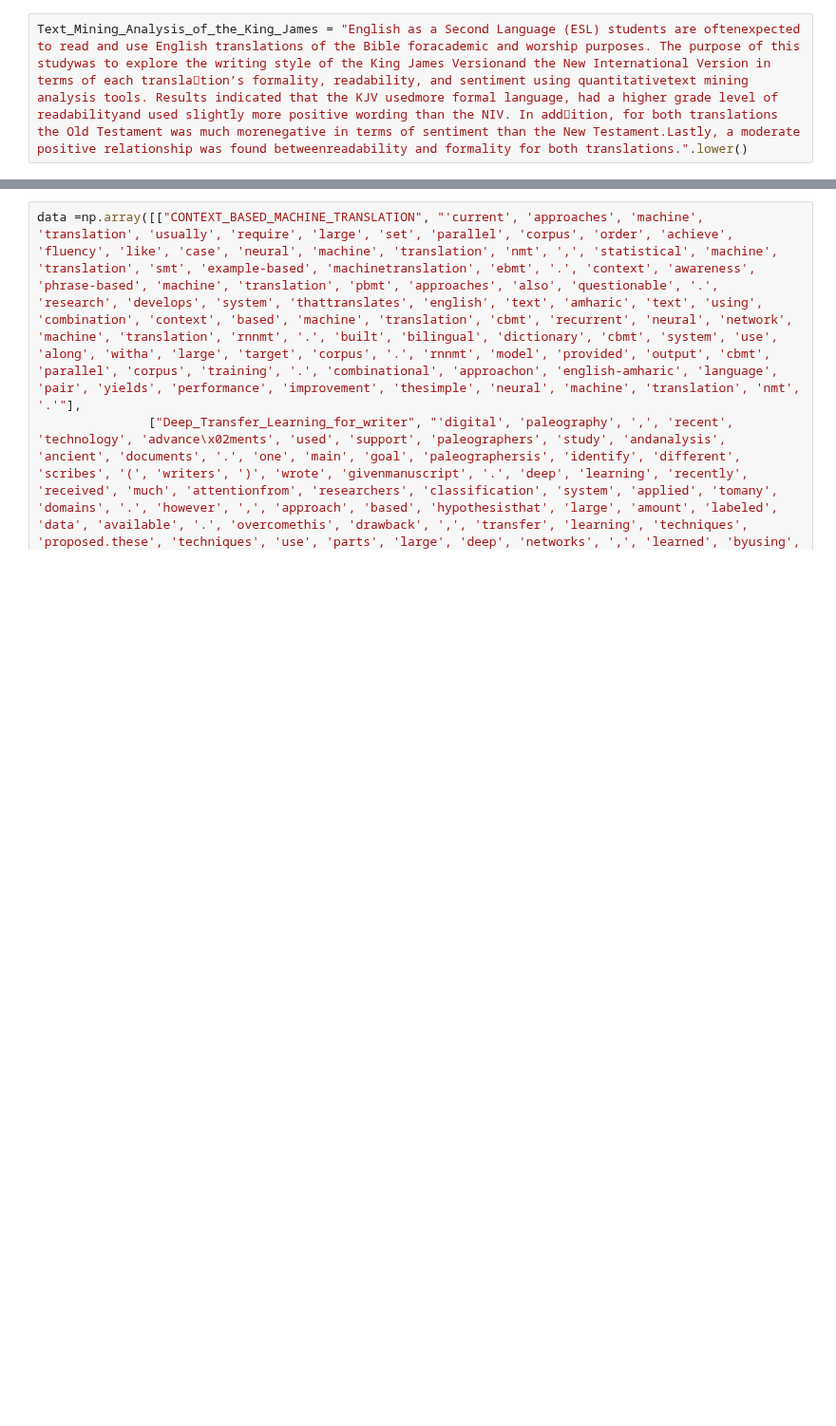
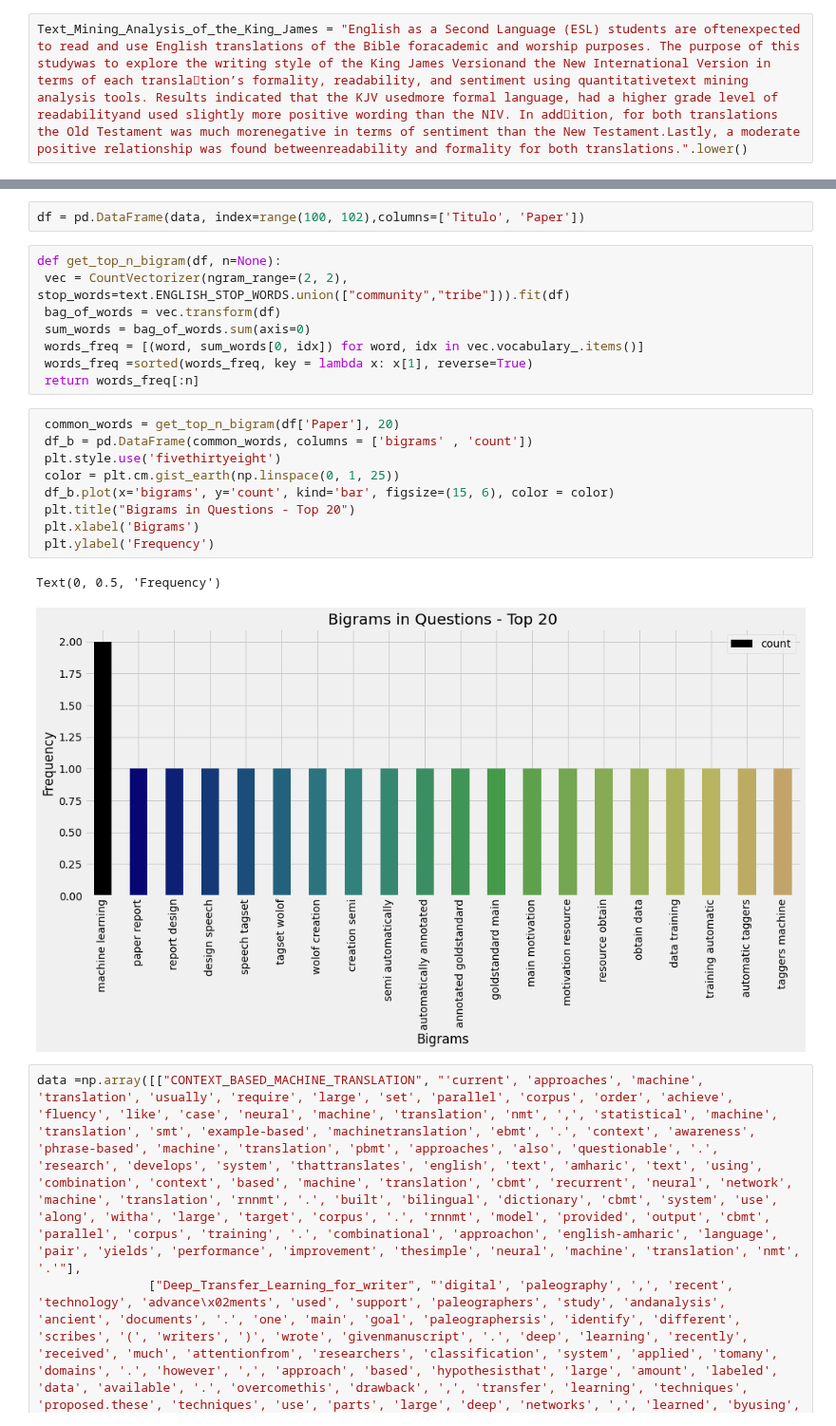
Before and after one commit to Bruno-cesar-dout/Versao_de_experimentos, a Jupyter notebook: Analise_de_frequencia_artigo_revisao.ipynb, the cells around one changed output, grey strips where cells are left out. Shown at 95% size. Saved outputs shown, nothing was run; the diff lists cells and outputs as text; blank space fills up the shorter version.

```diff
--- a/Analise_de_frequencia_artigo_revisao.ipynb
+++ b/Analise_de_frequencia_artigo_revisao.ipynb
@@ -94,3 +328,25 @@ print(filtered_sentence1)
+# %%
+df = pd.DataFrame(data, index=range(100, 102),columns=['Titulo', 'Paper'])
+# %%
+def get_top_n_bigram(df, n=None):
+ vec = CountVectorizer(ngram_range=(2, 2), stop_words=text.ENGLISH_STOP_WORDS.union(["community","tribe"])).fit(df)
+ bag_of_words = vec.transform(df)
+ sum_words = bag_of_words.sum(axis=0)
+ words_freq = [(word, sum_words[0, idx]) for word, idx in vec.vocabulary_.items()]
+ words_freq =sorted(words_freq, key = lambda x: x[1], reverse=True)
+ return words_freq[:n]
+# %%
+ common_words = get_top_n_bigram(df['Paper'], 20)
+ df_b = pd.DataFrame(common_words, columns = ['bigrams' , 'count'])
+ plt.style.use('fivethirtyeight')
+ color = plt.cm.gist_earth(np.linspace(0, 1, 25))
+ df_b.plot(x='bigrams', y='count', kind='bar', figsize=(15, 6), color = color)
+ plt.title("Bigrams in Questions - Top 20")
+ plt.xlabel('Bigrams')
+ plt.ylabel('Frequency')
+# %% [output]
+Text(0, 0.5, 'Frequency')
+[figure, added]
 # %%
 data =np.array([["CONTEXT_BASED_MACHINE_TRANSLATION", "'current', 'approaches', 'machine', 'translation', 'usually', 'require', 'large', 'set', 'parallel', 'corpus', 'order', 'achieve', 'fluency', 'like', 'case', 'neural', 'machine', 'translation', 'nmt', ',', 'statistical', 'machine', 'translation', 'smt', 'example-based', 'machinetranslation', 'ebmt', '.', 'context', 'awareness', 'phrase-based', 'machine', 'translation', 'pbmt', 'approaches', 'also', 'questionable', '.', 'research', 'develops', 'system', 'thattranslates', 'english', 'text', 'amharic', 'text', 'using', 'combination', 'context', 'based', 'machine', 'translation', 'cbmt', 'recurrent', 'neural', 'network', 'machine', 'translation', 'rnnmt', '.', 'built', 'bilingual', 'dictionary', 'cbmt', 'system', 'use', 'along', 'witha', 'large', 'target', 'corpus', '.', 'rnnmt', 'model', 'provided', 'output', 'cbmt', 'parallel', 'corpus', 'training', '.', 'combinational', 'approachon', 'english-amharic', 'language', 'pair', 'yields', 'performance', 'improvement', 'thesimple', 'neural', 'machine', 'translation', 'nmt', '.'"],
                ["Deep_Transfer_Learning_for_writer", "'digital', 'paleography', ',', 'recent', 'technology', 'advance\x02ments', 'used', 'support', 'paleographers', 'study', 'andanalysis', 'ancient', 'documents', '.', 'one', 'main', 'goal', 'paleographersis', 'identify', 'different', 'scribes', '(', 'writers', ')', 'wrote', 'givenmanuscript', '.', 'deep', 'learning', 'recently', 'received', 'much', 'attentionfrom', 'researchers', 'classification', 'system', 'applied', 'tomany', 'domains', '.', 'however', ',', 'approach', 'based', 'hypothesisthat', 'large', 'amount', 'labeled', 'data', 'available', '.', 'overcomethis', 'drawback', ',', 'transfer', 'learning', 'techniques', 'proposed.these', 'techniques', 'use', 'parts', 'large', 'deep', 'networks', ',', 'learned', 'byusing', 'large', 'image', 'datasets', ',', 'starting', 'points', 'learningof', 'networks', 'solve', 'specific', 'classification', 'problem', '.', 'thispaper', ',', 'present', 'deep', 'transfer', 'learning', 'based', 'tool', 'helppaleographers', 'identifying', 'parts', 'manuscript', 'werewritten', 'writer', '.', 'proposed', 'approach', 'beentested', 'set', 'digital', 'images', 'bible', 'xii', 'century.the', 'achieved', 'results', 'confirmed', 'effectiveness', 'proposedapproach', '.'"],
```
Also changed, not shown: parts of 69 cells of this notebook.
